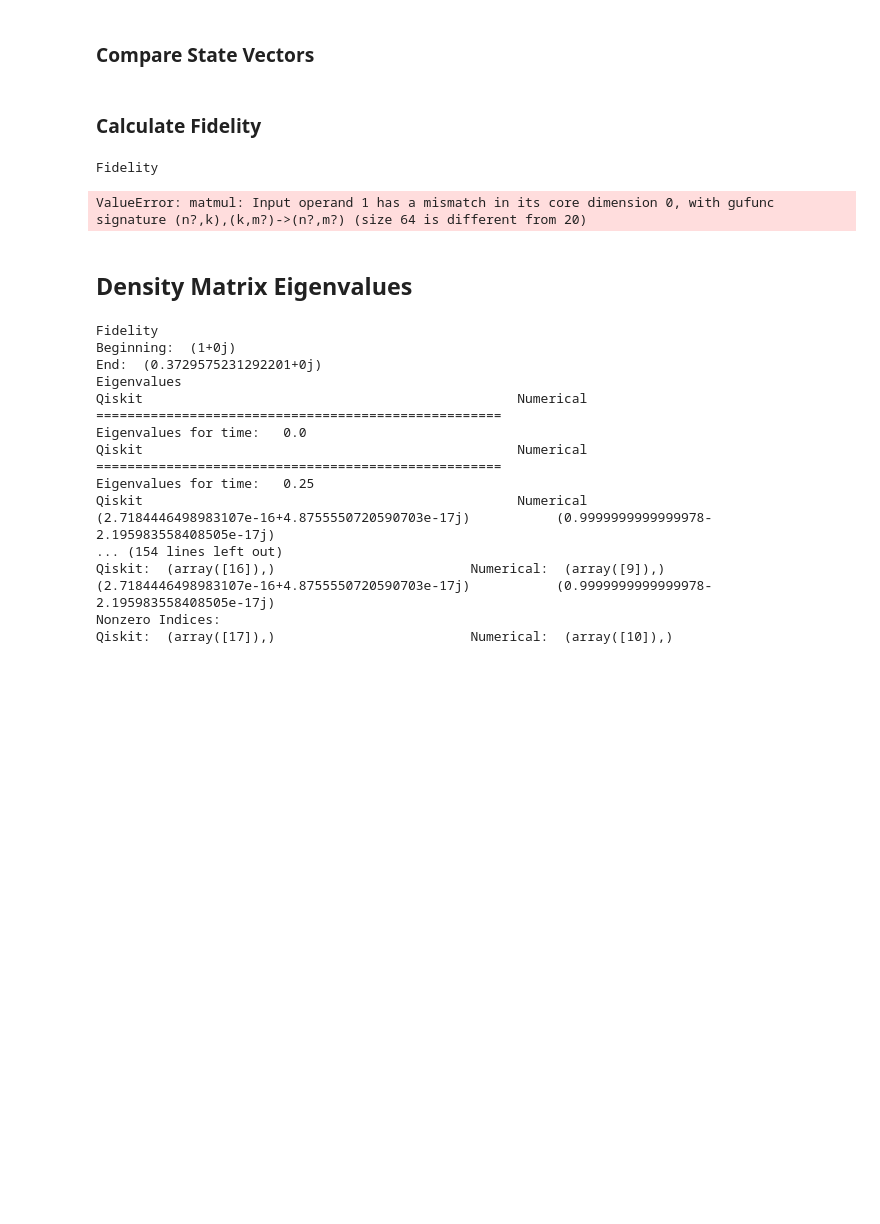
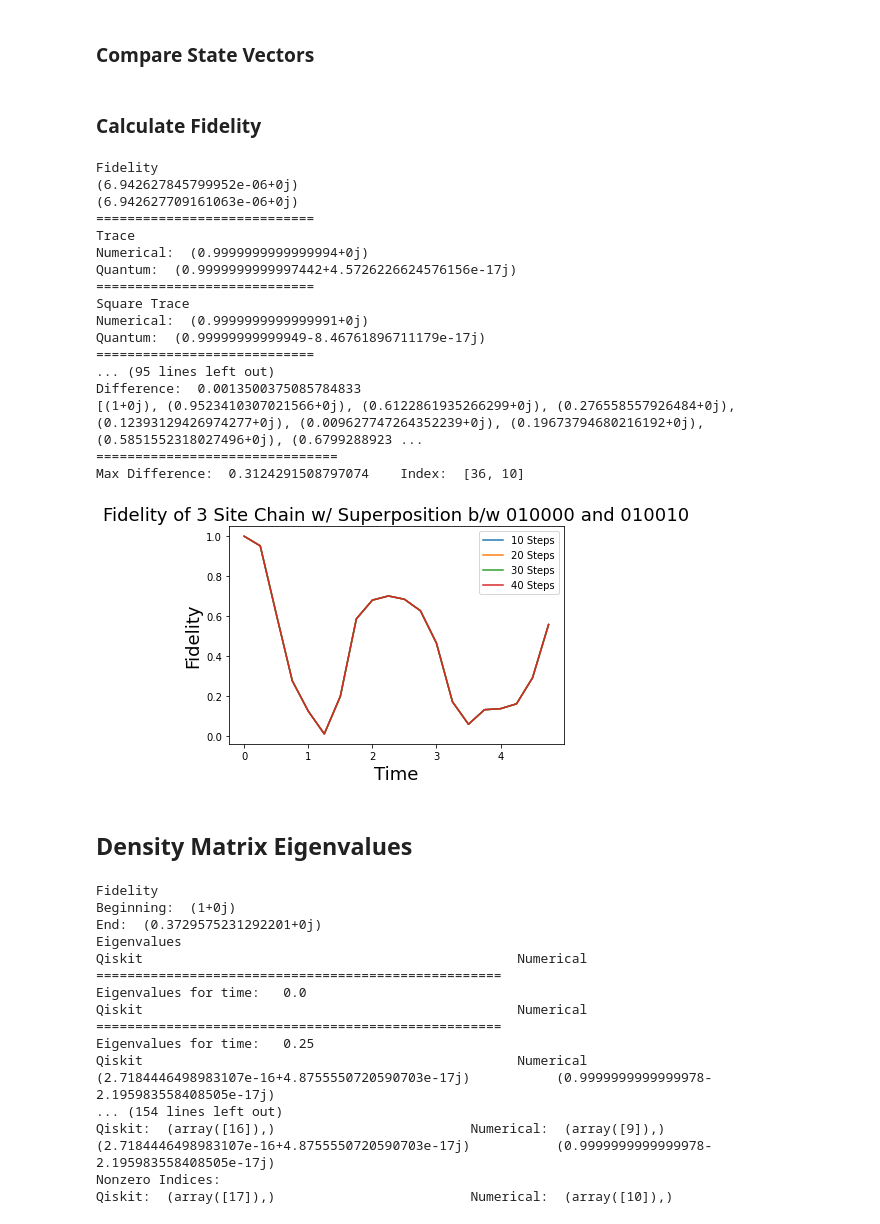
Before and after one commit to kaelynj/Qiskit-HubbardModel, a Jupyter notebook: main.ipynb, the cells around one changed output. Cells and saved outputs as stored; diff of their text form; code cells hidden in the pictures; blank space fills up the shorter version.

```diff
--- a/main.ipynb
+++ b/main.ipynb
@@ -162,15 +161,15 @@ print((counts.get('0000000')/shots-counts.get('0000001')/shots)/(0.01))
 dt = 0.25 #Delta t
 T = 5.
 time_steps = int(T/dt)
-t = .0  #Hopping parameter
+t = 1.0  #Hopping parameter
 #t = [1.0, 2.]
 U = 2.  #On-Site repulsion
 #time_steps = 10
 nsites = 3
 trotter_slices = 10
-initial_state = np.array([1, 4])
+initial_state = np.array([1,4])
 
-'''
+
 #Run simulation to get density matrices for diff Trotter Steps
 run_results1 = hc.sys_evolve_den(nsites, initial_state, T, dt, t, U, 10)
 run_results2 = hc.sys_evolve_den(nsites, initial_state, T, dt, t, U, 20)
@@ -182,17 +181,18 @@ run_results6 = hc.sys_evolve_den(nsites, initial_state, T, dt, t, U, 60)
 '''
 #Run simulation to get energies for diff Trotter Steps
 run_results1, engs1 = hc.sys_evolve_eng(nsites, initial_state, T, dt, t, U, 10)
-run_results2, engs2 = hc.sys_evolve_eng(nsites, initial_state, T, dt, t, U, 30)
-run_results3, engs3 = hc.sys_evolve_eng(nsites, initial_state, T, dt, t, U, 60)
+run_results2, engs2 = hc.sys_evolve_eng(nsites, initial_state, T, dt, t, U, 20)
+run_results3, engs3 = hc.sys_evolve_eng(nsites, initial_state, T, dt, t, U, 30)
 #run_results4, engs4 = hc.sys_evolve_eng(nsites, initial_state, T, dt, t, U, 90)
+'''
 
-'''
+
 #Run simulation for diff Trotter Steps
-run_results1 = hc.sys_evolve(nsites, initial_state, T, dt, t, U, 10)
-run_results2 = hc.sys_evolve(nsites, initial_state, T, dt, t, U, 30)
-run_results3 = hc.sys_evolve(nsites, initial_state, T, dt, t, U, 60)
-run_results4 = hc.sys_evolve(nsites, initial_state, T, dt, t, U, 90)
-'''
+#run_results1 = hc.sys_evolve(nsites, initial_state, T, dt, t, U, 10)
+#run_results2 = hc.sys_evolve(nsites, initial_state, T, dt, t, U, 30)
+#run_results3 = hc.sys_evolve(nsites, initial_state, T, dt, t, U, 60)
+#run_results4 = hc.sys_evolve(nsites, initial_state, T, dt, t, U, 90)
+
 
 '''
 #Run evolution for different numbers of Trotter Steps
@@ -384,8 +370,8 @@ print(wfk_overlap(wfks[0],run_results4[0]))
 ### Calculate Fidelity
 # %%
 #Get density matrix of numerical approach at the last step of the time evolution
-# NOTE: This cell will not work if you have no run sys_evolve_den() to simulate Hubbard evolution on Qiskit
-numerical_density = np.outer(wfks[-1],np.conj(wfks[-1]))
+# NOTE: This cell will not work if you have not run sys_evolve_den() to simulate Hubbard evolution on Qiskit
+numerical_density = np.outer(np.conj(wfks[-1]),wfks[-1])
 
 
 
@@ -432,35 +418,52 @@ fidelities2 = []
 fidelities3 = []
 fidelities4 = []
 fidelities5 = []
 fidelities6 = []
 
 #Calculate fidelity as a function of time for a given number of Trotter steps
 for t in range(len(times)):
     num_density = np.outer(wfks[t],np.conj(wfks[t]))
     fidelities1.append(fidelity(num_density, run_results1[t]))
     fidelities2.append(fidelity(num_density, run_results2[t]))
     fidelities3.append(fidelity(num_density, run_results3[t]))
     fidelities4.append(fidelity(num_density, run_results4[t]))
     fidelities5.append(fidelity(num_density, run_results5[t]))
     fidelities6.append(fidelity(num_density, run_results6[t]))
 
 trotters = [10, 20, 30, 40, 50, 60]
 plt.plot(times, fidelities3, label="10 Steps")
 plt.plot(times, fidelities4, label="20 Steps")
 plt.plot(times, fidelities5, label="30 Steps")
 plt.plot(times, fidelities6, label="40 Steps")
 plt.ylabel("Fidelity", size=18)
 plt.xlabel("Time", size=18)
 #plt.ylim(0.8,1.1)
-#plt.title(r"Fidelity of 3 Site Chain w/ Superposition b/w 010000 and 010010", fontsize=18)
+plt.title(r"Fidelity of 3 Site Chain w/ Superposition b/w 010000 and 010010", fontsize=18)
 plt.legend()
+#plt.show()
 #plt.ylim(0.5,1.)
 print(fidelities3)
 print("===============================")
 print("Max Difference: ",max_diff, "   Index: ",index)
 # %% [output]
 Fidelity
+(6.942627845799952e-06+0j)
+(6.942627709161063e-06+0j)
+============================
+Trace
+Numerical:  (0.9999999999999994+0j)
+Quantum:  (0.9999999999997442+4.5726226624576156e-17j)
+============================
+Square Trace
+Numerical:  (0.9999999999999991+0j)
+Quantum:  (0.99999999999949-8.46761896711179e-17j)
+============================
+... (95 lines left out)
+Difference:  0.0013500375085784833
+[(1+0j), (0.9523410307021566+0j), (0.6122861935266299+0j), (0.276558557926484+0j), (0.12393129426974277+0j), (0.009627747264352239+0j), (0.19673794680216192+0j), (0.5851552318027496+0j), (0.6799288923 ...
+===============================
+Max Difference:  0.3124291508797074    Index:  [36, 10]
-ValueError: matmul: Input operand 1 has a mismatch in its core dimension 0, with gufunc signature (n?,k),(k,m?)->(n?,m?) (size 64 is different from 20)
+[figure, added]
 # %% [markdown]
 ## Density Matrix Eigenvalues
 # %%
```
Also changed, not shown: parts of 13 cells of this notebook, 12 other files.
